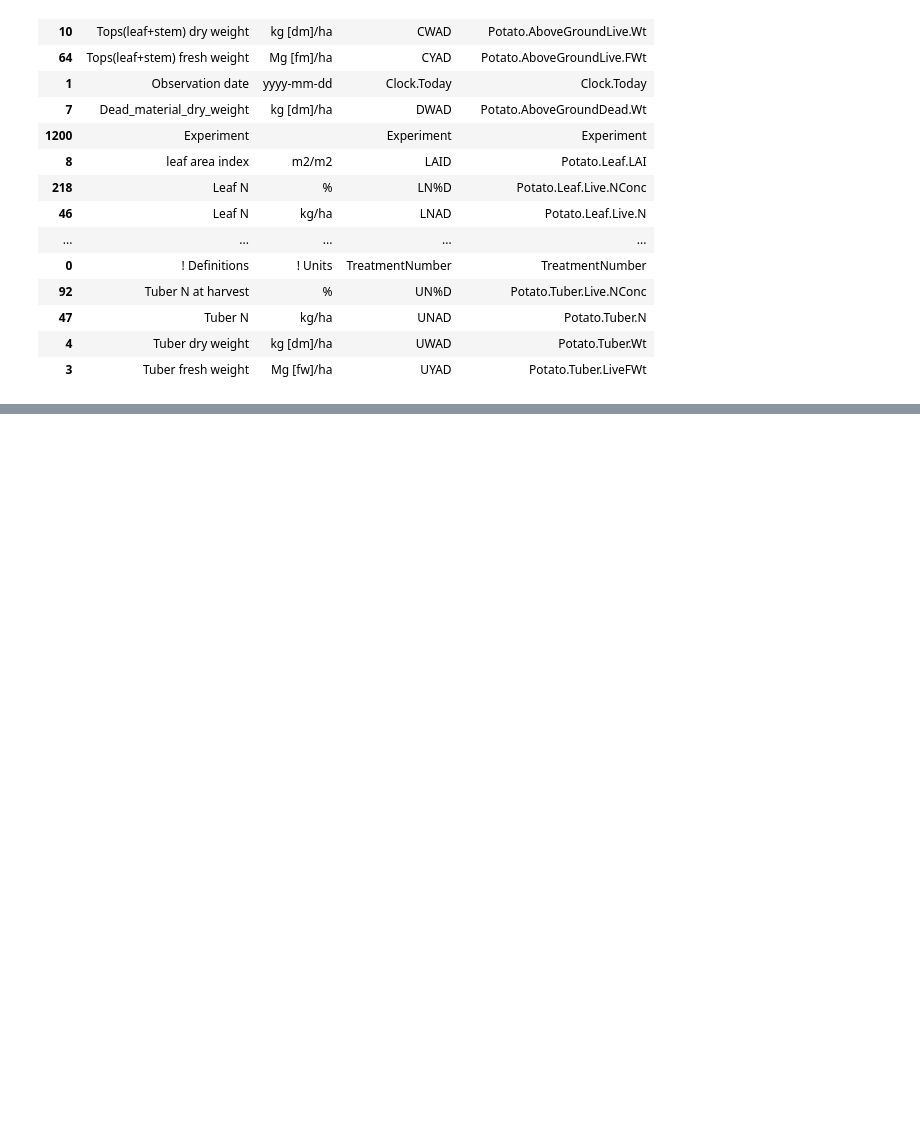
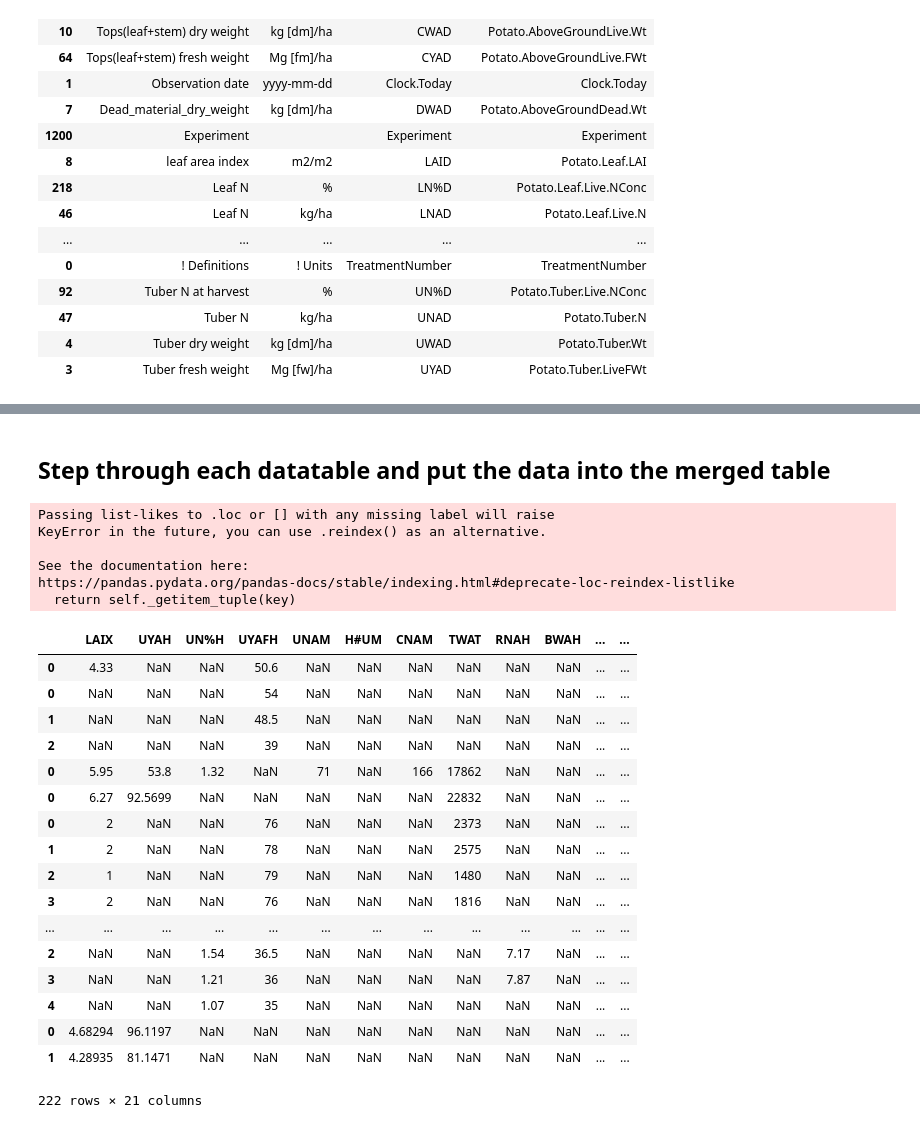
Before and after one commit to HamishBrownPFR/APSIMTools, a Jupyter notebook: SubStoreDataMunging.ipynb, the cells around one changed output, grey strips where cells are left out. Drawn from its saved outputs; the diff is of its cells as text; code cells hidden in the pictures; blank space fills up the shorter version.

```diff
--- a/SubStoreDataMunging.ipynb
+++ b/SubStoreDataMunging.ipynb
@@ -301,0 +335,4 @@ SubStoreObservations.to_excel('C:\Users\cflhxb\Dropbox\APSIMPotato\Observed\SubS
+# %%
+ColumnHeaders = list(np.asarray(ColumnHeaders)[np.asarray(ColumnHeaders) != '!'])
+ColumnHeaders.append('Experiment')
+ColumnHeaders.append('PDATE')
@@ -301,0 +341,5 @@ SubStoreObservations.to_excel('C:\Users\cflhxb\Dropbox\APSIMPotato\Observed\SubS
+# %%
+SumData = pd.DataFrame(columns = ColumnHeaders)
+HeaderInfo = pd.DataFrame(columns = ['Definitions','Units','Code'])
+# %% [markdown]
+## Step through each datatable and put the data into the merged table
@@ -301,0 +393,37 @@ SubStoreObservations.to_excel('C:\Users\cflhxb\Dropbox\APSIMPotato\Observed\SubS
+# %%
+for Tab in CleanTabs:
+    SumData = SumData.append(Tab.loc[:,ColumnHeaders])
+# %% [output]
+Passing list-likes to .loc or [] with any missing label will raise
+KeyError in the future, you can use .reindex() as an alternative.
+
+See the documentation here:
+https://pandas.pydata.org/pandas-docs/stable/indexing.html#deprecate-loc-reindex-listlike
+  return self._getitem_tuple(key)
+# %%
+SubStoreSumaries = SumData
+SubStoreSumaries.loc[:,'PLDAE'] = pd.to_datetime(SubStoreSumaries.loc[:,'PLDAE'])
+SubStoreSumaries.loc[:,'TDAT'] = pd.to_datetime(SubStoreSumaries.loc[:,'TDAT'])
+SubStoreSumaries.loc[:,'HDATE'] = pd.to_datetime(SubStoreSumaries.loc[:,'HDATE'])
+#SubStoreSumaries.loc[:,'Experiment'] = [TreatmentIndex.loc[x,'ExpName'] for x in SubStoreSumaries.loc[:,'TreatmentNumber']]
+# %%
+SubStoreSumaries
+# %% [output]
+|  | LAIX | UYAH | UN%H | UYAFH | UNAM | H#UM | CNAM | TWAT | RNAH | BWAH | ... | ... |
+| 0 | 4.33 | NaN | NaN | 50.6 | NaN | NaN | NaN | NaN | NaN | NaN | ... | ... |
+| 0 | NaN | NaN | NaN | 54 | NaN | NaN | NaN | NaN | NaN | NaN | ... | ... |
+| 1 | NaN | NaN | NaN | 48.5 | NaN | NaN | NaN | NaN | NaN | NaN | ... | ... |
+| 2 | NaN | NaN | NaN | 39 | NaN | NaN | NaN | NaN | NaN | NaN | ... | ... |
+| 0 | 5.95 | 53.8 | 1.32 | NaN | 71 | NaN | 166 | 17862 | NaN | NaN | ... | ... |
+| 0 | 6.27 | 92.5699 | NaN | NaN | NaN | NaN | NaN | 22832 | NaN | NaN | ... | ... |
+| 0 | 2 | NaN | NaN | 76 | NaN | NaN | NaN | 2373 | NaN | NaN | ... | ... |
+| 1 | 2 | NaN | NaN | 78 | NaN | NaN | NaN | 2575 | NaN | NaN | ... | ... |
+| 2 | 1 | NaN | NaN | 79 | NaN | NaN | NaN | 1480 | NaN | NaN | ... | ... |
+| 3 | 2 | NaN | NaN | 76 | NaN | NaN | NaN | 1816 | NaN | NaN | ... | ... |
+| ... | ... | ... | ... | ... | ... | ... | ... | ... | ... | ... | ... | ... |
+| 2 | NaN | NaN | 1.54 | 36.5 | NaN | NaN | NaN | NaN | 7.17 | NaN | ... | ... |
+| 3 | NaN | NaN | 1.21 | 36 | NaN | NaN | NaN | NaN | 7.87 | NaN | ... | ... |
+| 4 | NaN | NaN | 1.07 | 35 | NaN | NaN | NaN | NaN | NaN | NaN | ... | ... |
+| 0 | 4.68294 | 96.1197 | NaN | NaN | NaN | NaN | NaN | NaN | NaN | NaN | ... | ... |
+| 1 | 4.28935 | 81.1471 | NaN | NaN | NaN | NaN | NaN | NaN | NaN | NaN | ... | ... |
+222 rows × 21 columns
```
Also changed, not shown: parts of 10 cells of this notebook, 3 other files.
